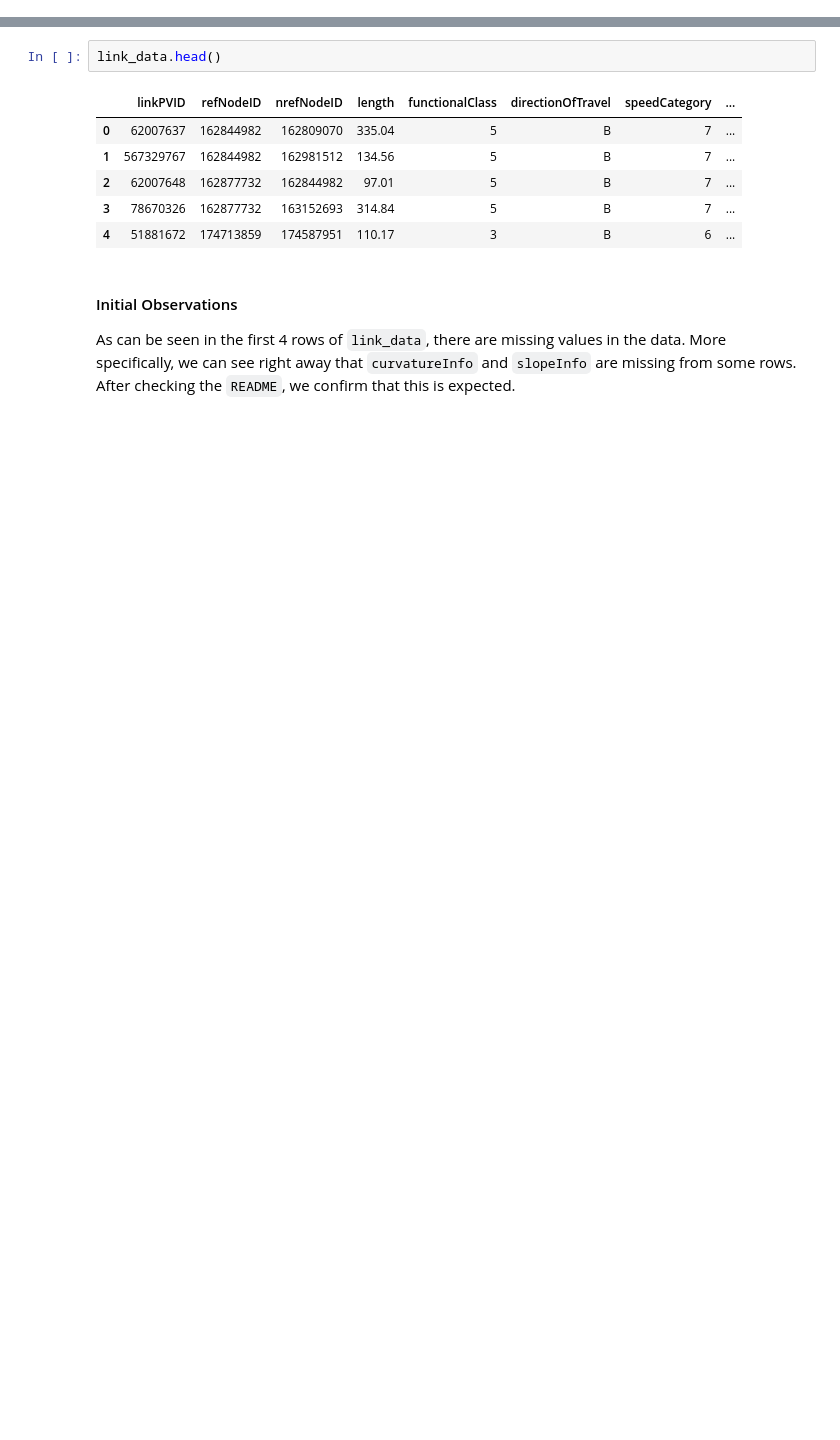
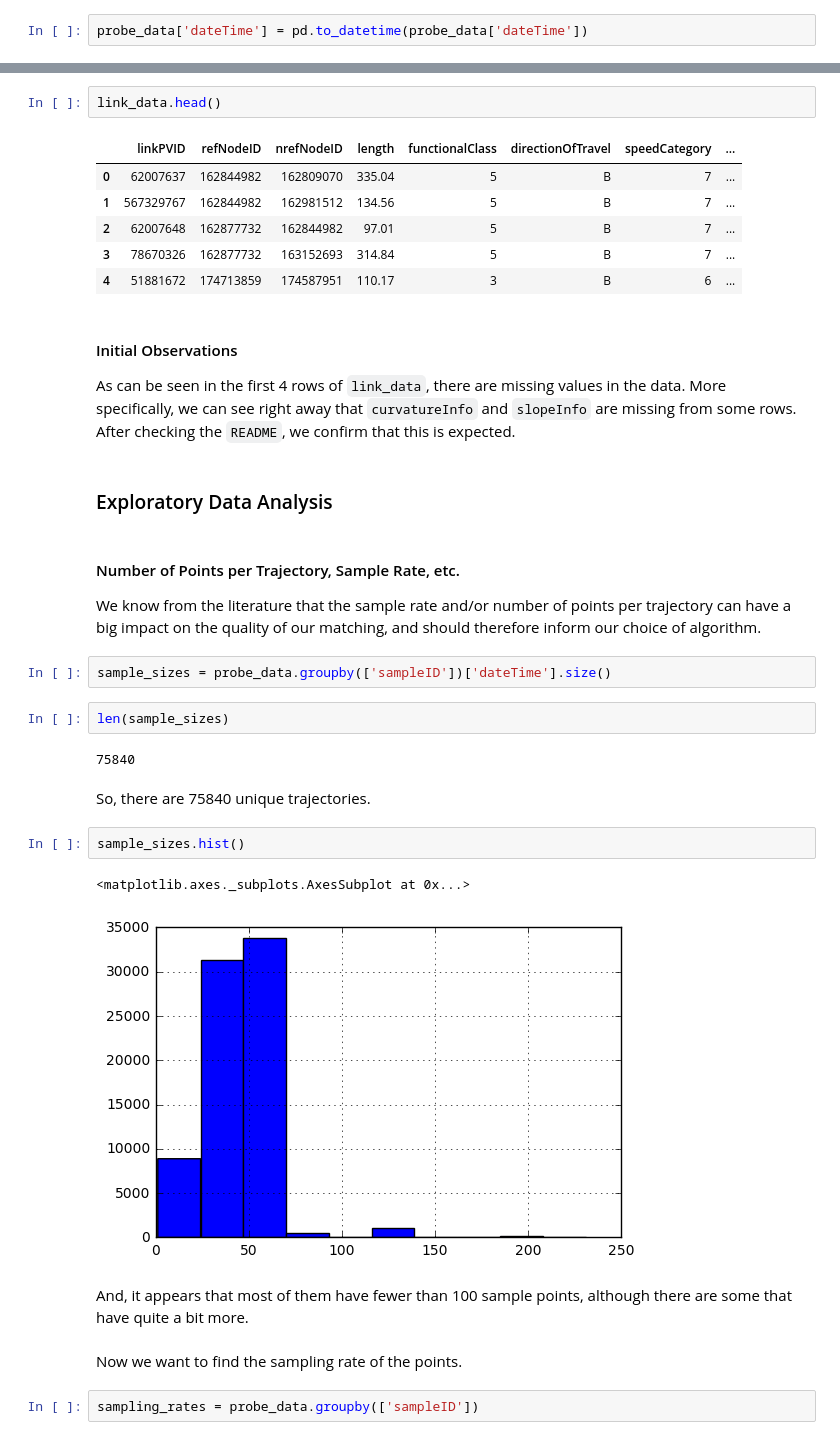
Before and after one commit to M20190649/eecs495-map-matching, a Jupyter notebook: map_matching.ipynb, the cells around one changed output, grey strips where cells are left out. Cells and saved outputs as stored; diff of their text form; blank space fills up the shorter version.

```diff
--- a/map_matching.ipynb
+++ b/map_matching.ipynb
@@ -61,6 +63,8 @@ probe_headers = ["sampleID",
                  "heading"]
 
 probe_data = pd.read_csv(os.path.join(DATA_DIR, "Partition6467ProbePoints.csv"), header=None, names=probe_headers)
+# %%
+probe_data['dateTime'] = pd.to_datetime(probe_data['dateTime'])
 # %%
 probe_data.head()
 # %% [output]
@@ -103,3 +107,28 @@ link_data.head()
 #### Initial Observations
 
 As can be seen in the first 4 rows of `link_data`, there are missing values in the data. More specifically, we can see right away that `curvatureInfo` and `slopeInfo` are missing from some rows. After checking the `README`, we confirm that this is expected.
+# %% [markdown]
+### Exploratory Data Analysis
+# %% [markdown]
+#### Number of Points per Trajectory, Sample Rate, etc.
+
+We know from the literature that the sample rate and/or number of points per trajectory can have a big impact on the quality of our matching, and should therefore inform our choice of algorithm.
+# %%
+sample_sizes = probe_data.groupby(['sampleID'])['dateTime'].size()
+# %%
+len(sample_sizes)
+# %% [output]
+75840
+# %% [markdown]
+So, there are 75840 unique trajectories.
+# %%
+sample_sizes.hist()
+# %% [output]
+<matplotlib.axes._subplots.AxesSubplot at 0x...>
+[figure, added]
+# %% [markdown]
+And, it appears that most of them have fewer than 100 sample points, although there are some that have quite a bit more.
+# %% [markdown]
+Now we want to find the sampling rate of the points.
+# %%
+sampling_rates = probe_data.groupby(['sampleID'])
```
Also changed, not shown: parts of 28 cells of this notebook.
